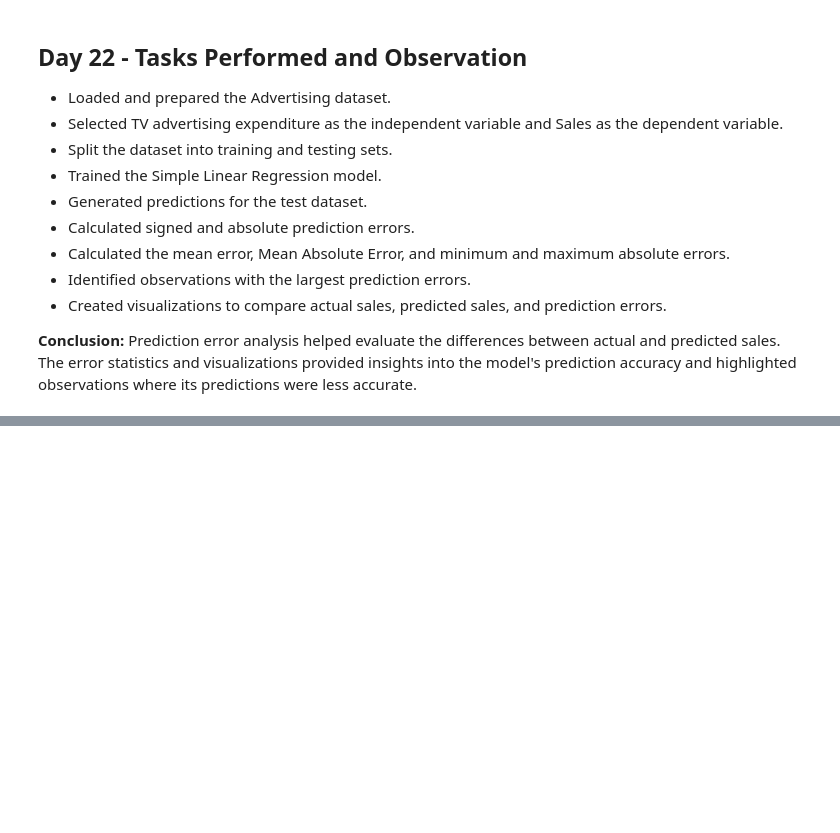
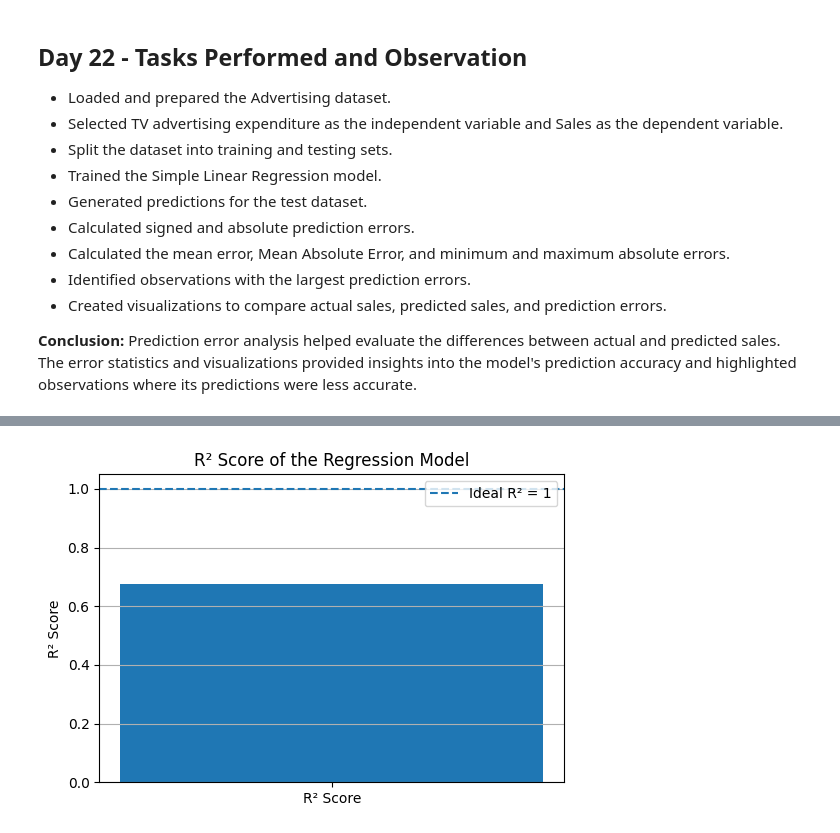
Before and after one commit to shreeshreeya69-crypto/simple-linear-regression-ybi, a Jupyter notebook: Simple_Linear_Regression_YBI.ipynb, the cells around one changed output, grey strips where cells are left out. Drawn from its saved outputs; the diff is of its cells as text; code cells hidden in the pictures; blank space fills up the shorter version.

```diff
--- a/Simple_Linear_Regression_YBI.ipynb
+++ b/Simple_Linear_Regression_YBI.ipynb
@@ -2635,0 +2669,16 @@ plt.show()
+# %%
+X = df[['TV']]
+y = df['sales']
+
+X_train, X_test, y_train, y_test = train_test_split(
+    X, y, test_size=0.2, random_state=42
+)
+
+model = LinearRegression()
+model.fit(X_train, y_train)
+
+y_pred = model.predict(X_test)
+
+print("Model trained successfully!")
+print("Training samples:", len(X_train))
+print("Testing samples:", len(X_test))
@@ -2635,0 +2751,15 @@ plt.show()
+# %%
+plt.figure(figsize=(6, 4))
+
+plt.bar(['R² Score'], [r2])
+
+plt.axhline(y=1, linestyle='--', label='Ideal R² = 1')
+
+plt.title("R² Score of the Regression Model")
+plt.ylabel("R² Score")
+plt.legend()
+plt.grid(axis='y')
+
+plt.show()
+# %% [output]
+[figure, added]
```
Also changed, not shown: parts of 8 cells of this notebook.
